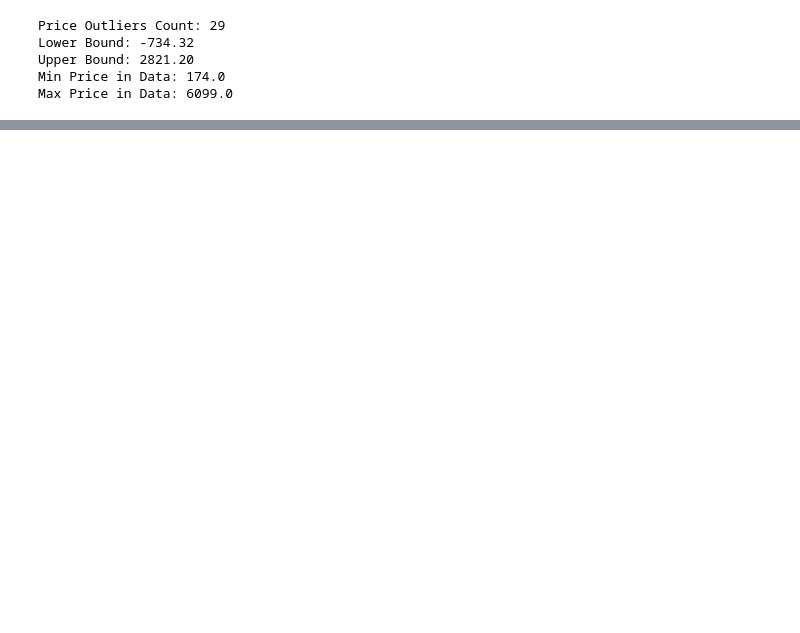
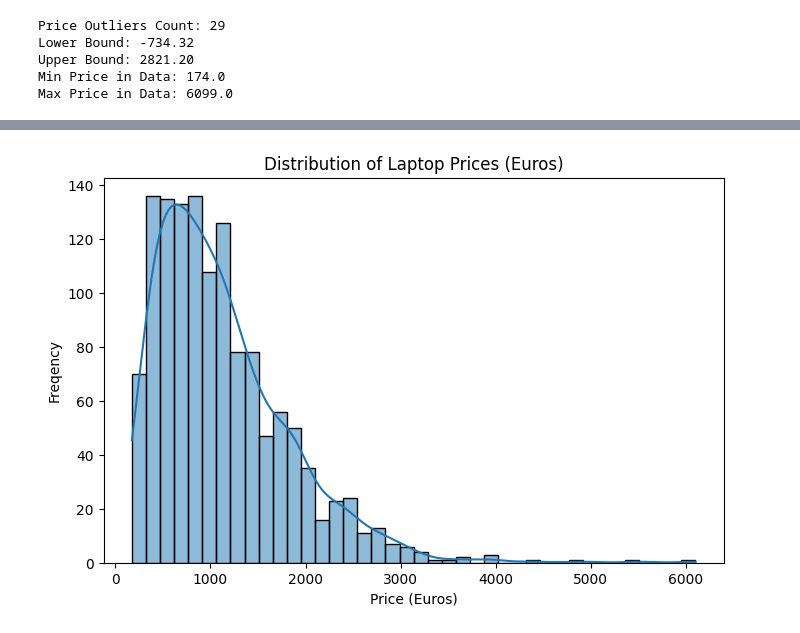
Before and after one commit to ohotuowo-morgan/Group_O_project, a Jupyter notebook: mini_project.ipynb, the cells around one changed output, grey strips where cells are left out. Cells and saved outputs as stored; diff of their text form; code cells hidden in the pictures; blank space fills up the shorter version.

Commit message:
Conversion into numerical features for Machine learning and EDA plots addition

```diff
--- a/mini_project.ipynb
+++ b/mini_project.ipynb
@@ -175,3 +175,15 @@ Lower Bound: -734.32
 Upper Bound: 2821.20
 Min Price in Data: 174.0
 Max Price in Data: 6099.0
+# %%
+from sklearn.preprocessing import LabelEncoder
+
+categorical_cols = ['company','product','typename','cpu','gpu','opsys','screenresolution']
+
+# Apply label encoding
+le = LabelEncoder()
+for col in categorical_cols:
+    df[col] = le.fit_transform(df[col])
+
+df.head()
+#My chosen enccoding strategy is Label encoding which assigns a unique integer to each categorical feature and makes it suitable for machine learniing
@@ -177,0 +197,10 @@ Max Price in Data: 6099.0
+# %%
+# 1. Distribution of Price
+plt.figure(figsize=(8,5))
+sns.histplot(df['price_euros'], bins=40, kde=True)
+plt.title("Distribution of Laptop Prices (Euros)")
+plt.xlabel("Price (Euros)")
+plt.ylabel("Freqency")
+plt.show()
+# %% [output]
+[figure, added]
```
Also changed, not shown: parts of 7 cells of this notebook.
